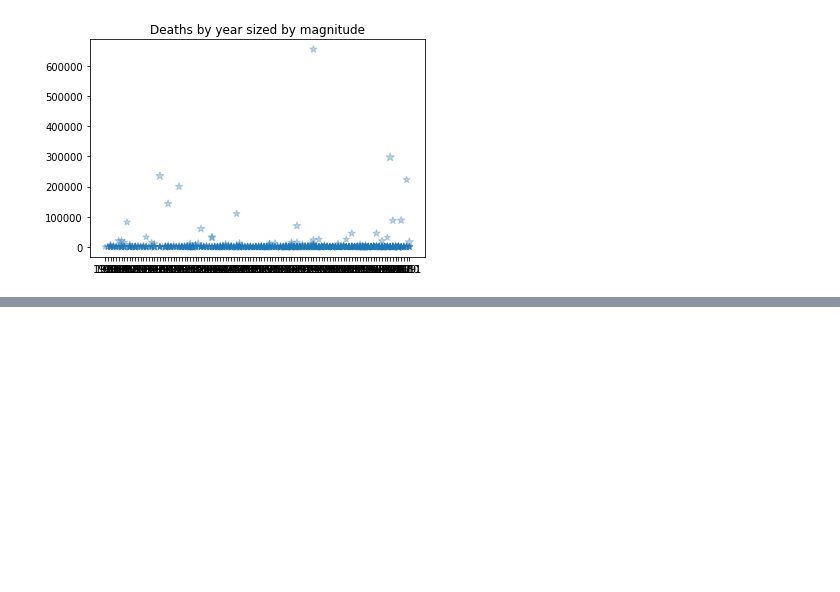
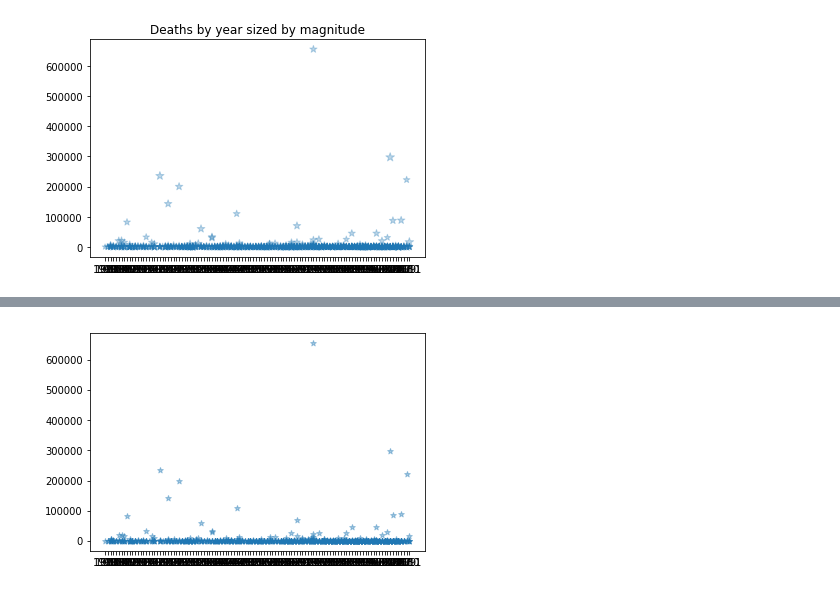
Before and after one commit to DataScienceBS/data-question-3-tornado-bombers, a Jupyter notebook: DataScienceQuestion3.ipynb, the cells around one changed output, grey strips where cells are left out. Saved outputs shown, nothing was run; the diff lists cells and outputs as text; code cells hidden in the pictures; blank space fills up the shorter version.

```diff
--- a/DataScienceQuestion3.ipynb
+++ b/DataScienceQuestion3.ipynb
@@ -258 +436,8 @@ plt.scatter(quakes['year'], quakes['Deaths'], marker='*', alpha=0.3, s=quakes['M
+# %%
+#import seaborn as sns
+#sns.FacetGrid(df_agg, col='Country')
+
+plt.scatter(df_agg['year'],df_agg['Deaths'], marker='*', alpha=0.4);
+# %% [output]
+[figure, added]
 # %%
```
Also changed, not shown: parts of 17 cells of this notebook.
